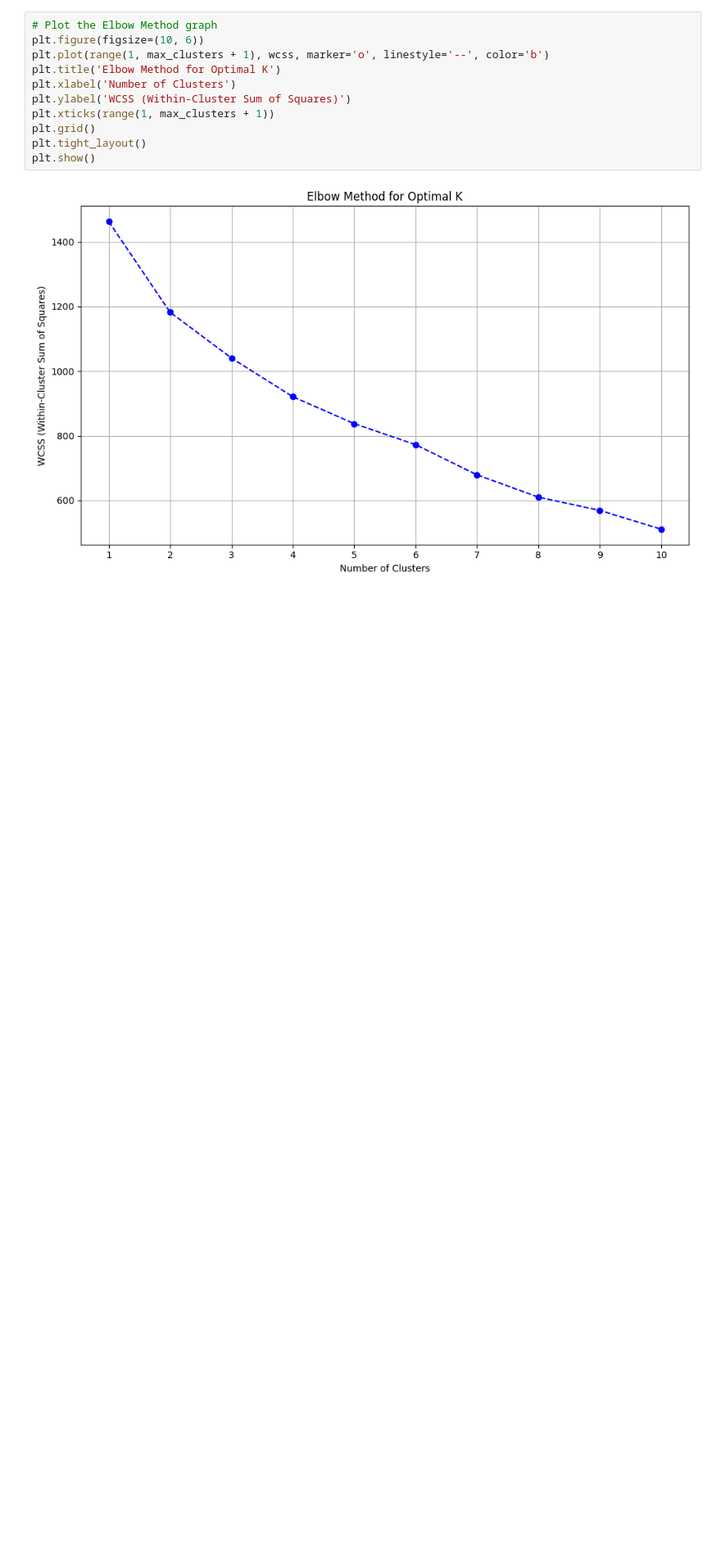
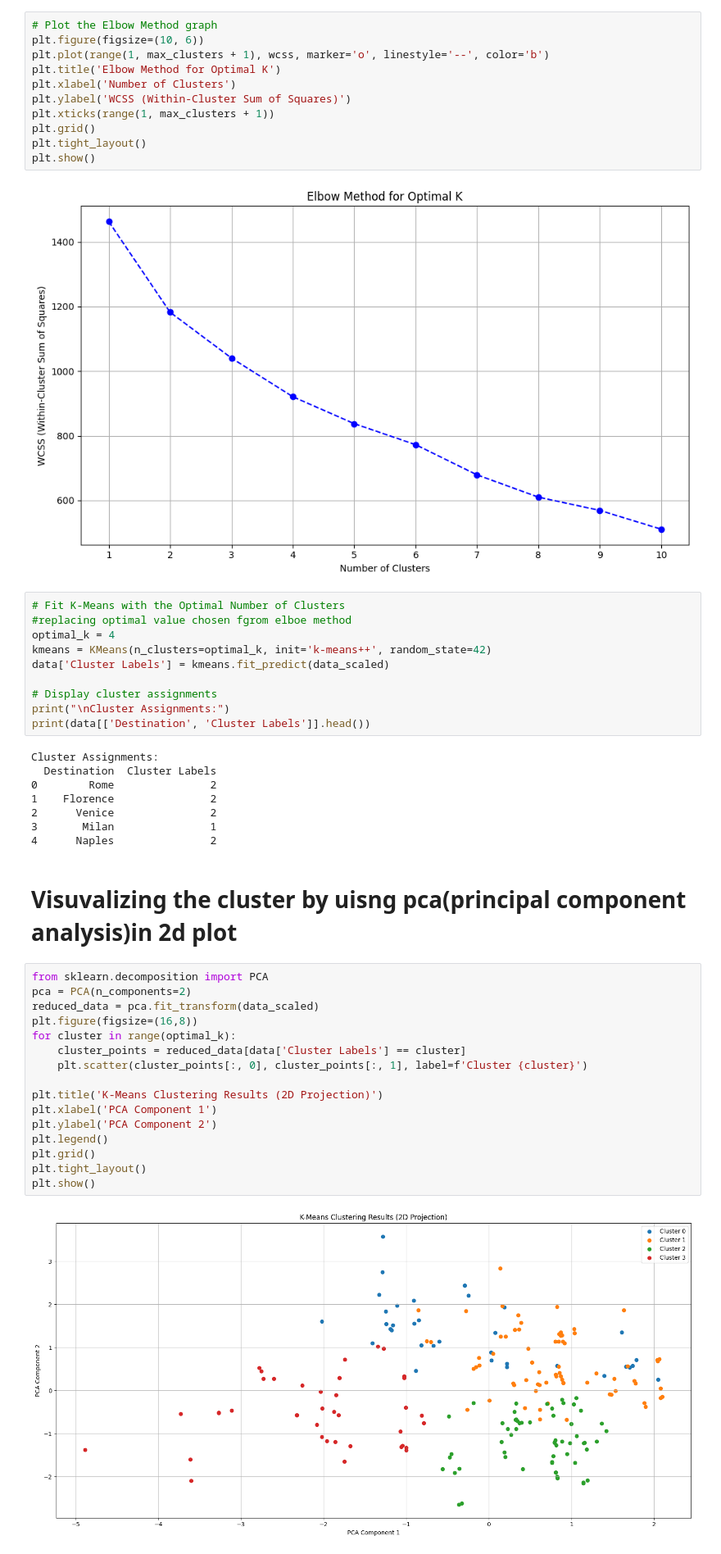
Before and after one commit to narender5162/DSPROJECT, a Jupyter notebook: DSPROJECT.ipynb, the cells around one changed output. Shown at 82% size. Cells and saved outputs as stored; diff of their text form; blank space fills up the shorter version.

Commit message:
k means completed need to check  once again

```diff
--- a/DSPROJECT.ipynb
+++ b/DSPROJECT.ipynb
@@ -588,3 +588,41 @@ plt.tight_layout()
 plt.show()
 # %% [output]
 [figure]
+# %%
+# Fit K-Means with the Optimal Number of Clusters
+#replacing optimal value chosen fgrom elboe method
+optimal_k = 4
+kmeans = KMeans(n_clusters=optimal_k, init='k-means++', random_state=42)
+data['Cluster Labels'] = kmeans.fit_predict(data_scaled)
+
+# Display cluster assignments
+print("\nCluster Assignments:")
+print(data[['Destination', 'Cluster Labels']].head())
+# %% [output]
+Cluster Assignments:
+  Destination  Cluster Labels
+0        Rome               2
+1    Florence               2
+2      Venice               2
+3       Milan               1
+4      Naples               2
+# %% [markdown]
+# Visuvalizing  the cluster by uisng pca(principal component analysis)in 2d plot
+# %%
+from sklearn.decomposition import PCA
+pca = PCA(n_components=2)
+reduced_data = pca.fit_transform(data_scaled)
+plt.figure(figsize=(16,8))
+for cluster in range(optimal_k):
+    cluster_points = reduced_data[data['Cluster Labels'] == cluster]
+    plt.scatter(cluster_points[:, 0], cluster_points[:, 1], label=f'Cluster {cluster}')
+
+plt.title('K-Means Clustering Results (2D Projection)')
+plt.xlabel('PCA Component 1')
+plt.ylabel('PCA Component 2')
+plt.legend()
+plt.grid()
+plt.tight_layout()
+plt.show()
+# %% [output]
+[figure, added]
```
